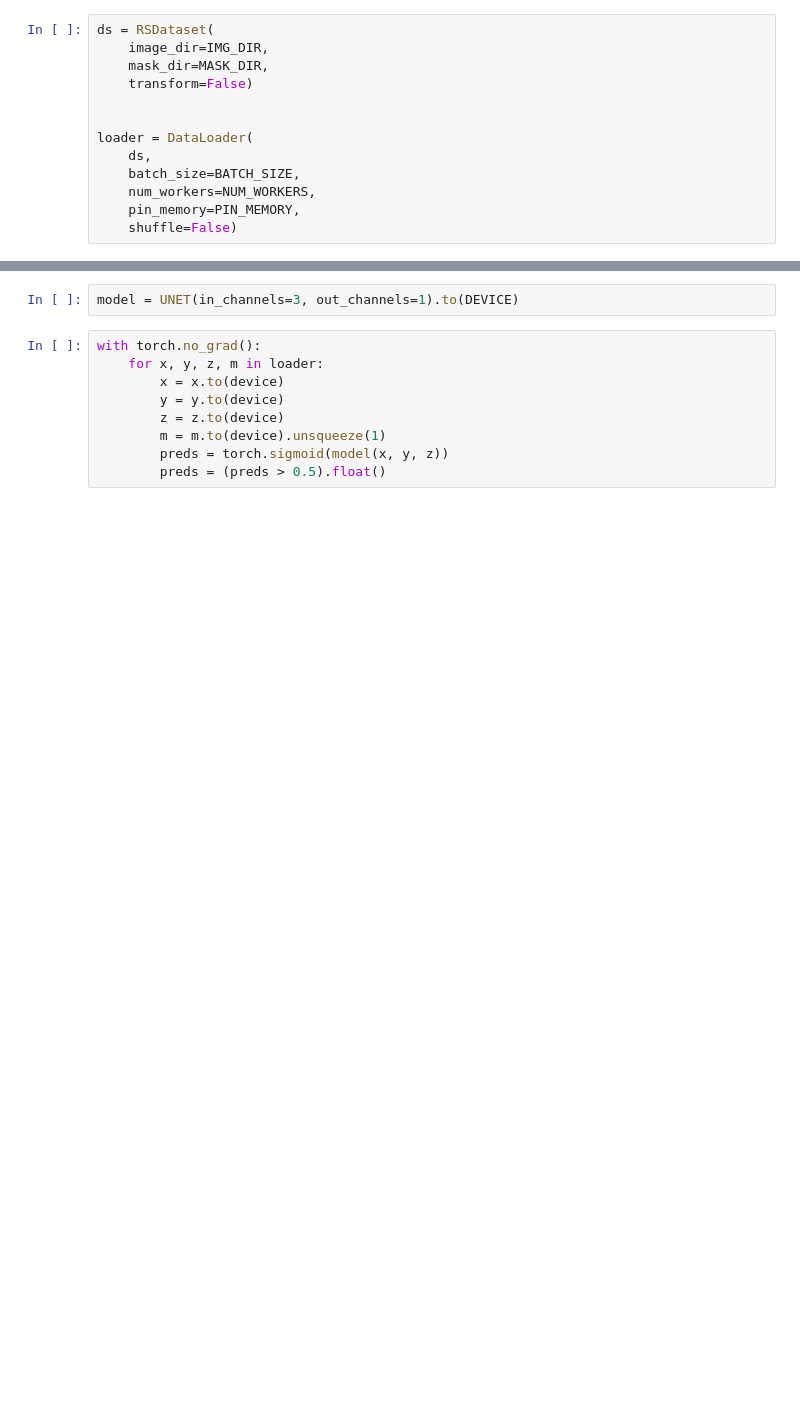
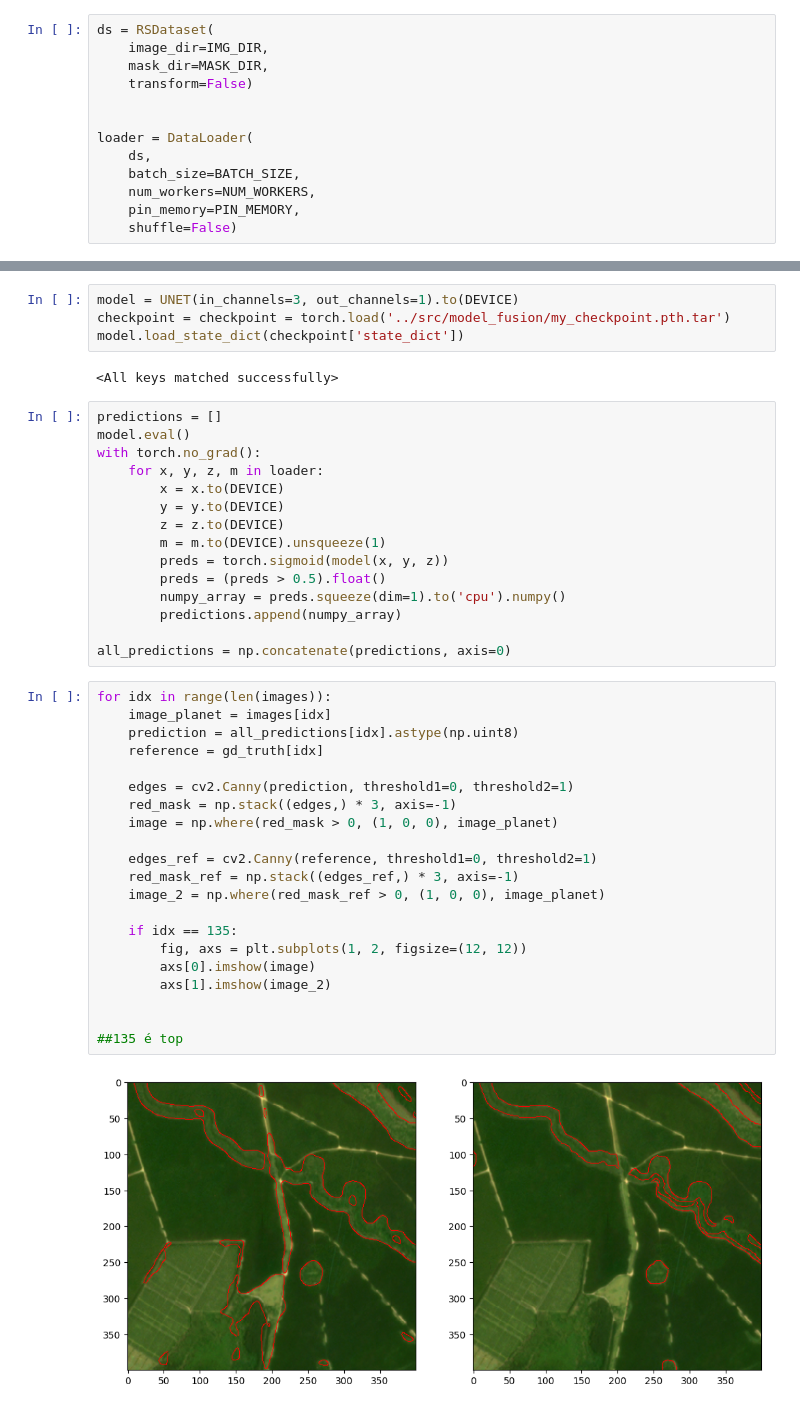
Before and after one commit to fnincao/reforestation-CNN, a Jupyter notebook: notebooks/3_u-net.ipynb, the cells around one changed output, grey strips where cells are left out. Cells and saved outputs as stored; diff of their text form; blank space fills up the shorter version.

```diff
--- a/notebooks/3_u-net.ipynb
+++ b/notebooks/3_u-net.ipynb
@@ -33,11 +60,44 @@ rgb_images = PlanetDataset(
 # %%
 model = UNET(in_channels=3, out_channels=1).to(DEVICE)
+checkpoint = checkpoint = torch.load('../src/model_fusion/my_checkpoint.pth.tar')
+model.load_state_dict(checkpoint['state_dict'])
+# %% [output]
+<All keys matched successfully>
 # %%
+predictions = []
+model.eval()
 with torch.no_grad():
     for x, y, z, m in loader:
-        x = x.to(device)
-        y = y.to(device)
-        z = z.to(device)
-        m = m.to(device).unsqueeze(1)
+        x = x.to(DEVICE)
+        y = y.to(DEVICE)
+        z = z.to(DEVICE)
+        m = m.to(DEVICE).unsqueeze(1)
         preds = torch.sigmoid(model(x, y, z))
         preds = (preds > 0.5).float()
+        numpy_array = preds.squeeze(dim=1).to('cpu').numpy()
+        predictions.append(numpy_array)
+
+all_predictions = np.concatenate(predictions, axis=0)
+# %%
+for idx in range(len(images)):
+    image_planet = images[idx]
+    prediction = all_predictions[idx].astype(np.uint8)
+    reference = gd_truth[idx]
+
+    edges = cv2.Canny(prediction, threshold1=0, threshold2=1)
+    red_mask = np.stack((edges,) * 3, axis=-1)
+    image = np.where(red_mask > 0, (1, 0, 0), image_planet)
+
+    edges_ref = cv2.Canny(reference, threshold1=0, threshold2=1)
+    red_mask_ref = np.stack((edges_ref,) * 3, axis=-1)
+    image_2 = np.where(red_mask_ref > 0, (1, 0, 0), image_planet)
+
+    if idx == 135:
+        fig, axs = plt.subplots(1, 2, figsize=(12, 12))
+        axs[0].imshow(image)
+        axs[1].imshow(image_2)
+
+
+##135 é top
+# %% [output]
+[figure, added]
```
Also changed, not shown: parts of 6 cells of this notebook, 2 other files.
